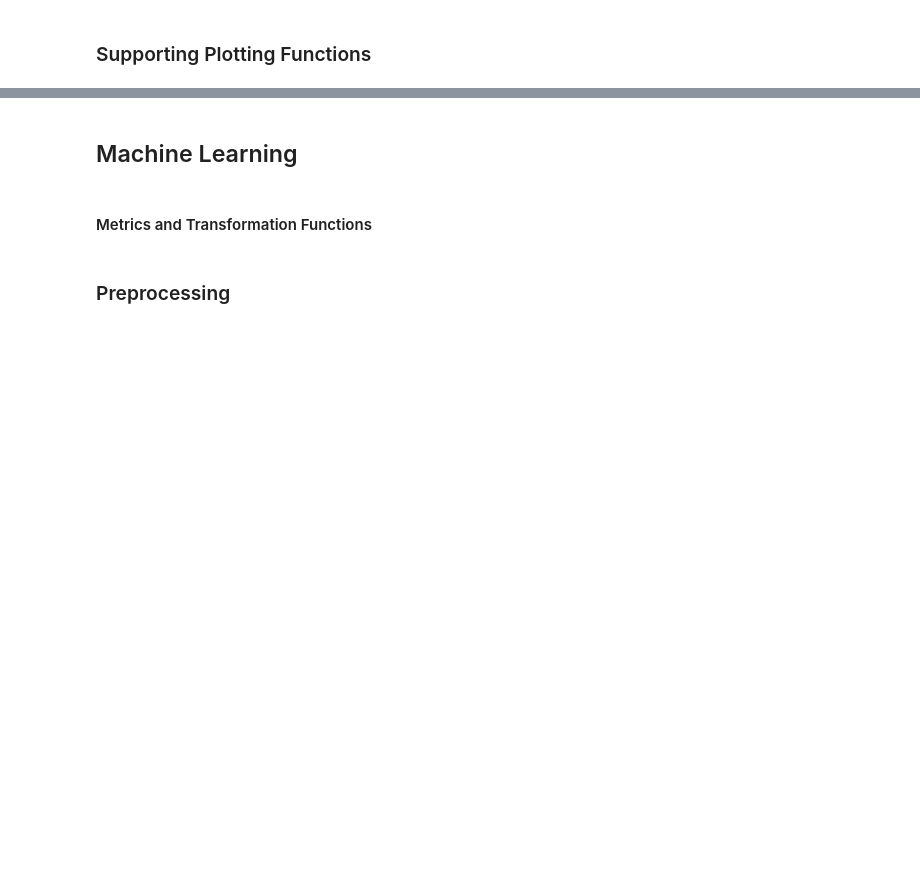
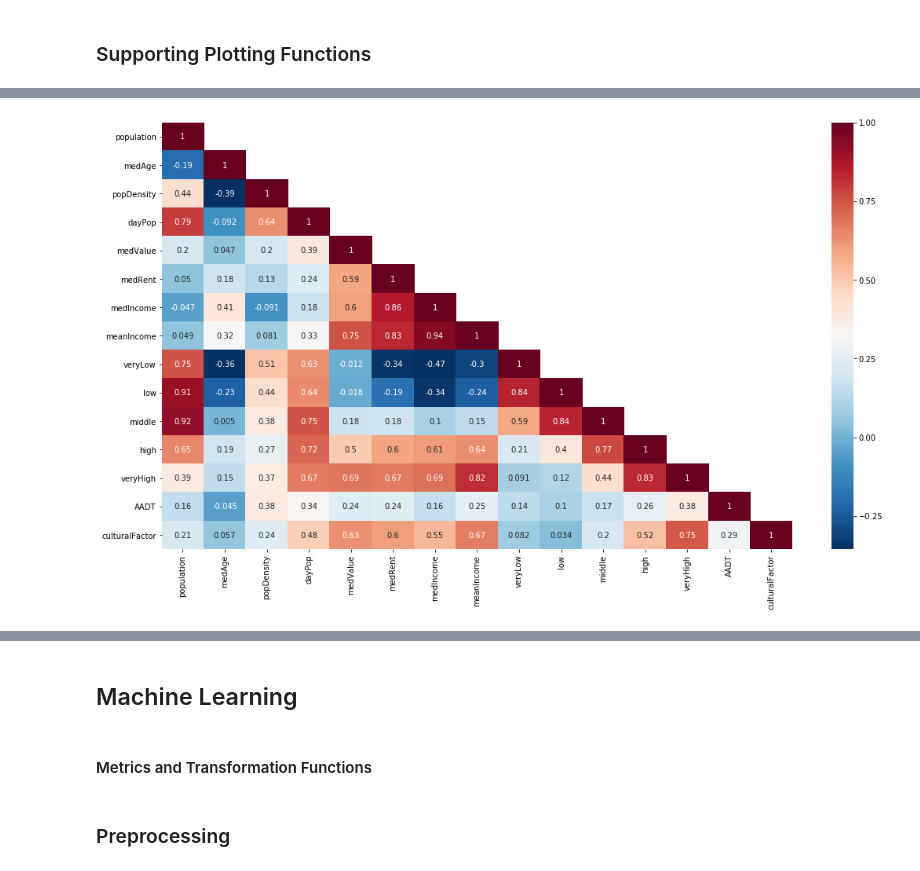
Before and after one commit to gokulmuthiah/Coursera_Capstone, a Jupyter notebook: 4.Capstone-Data-Analysis.ipynb, the cells around one changed output, grey strips where cells are left out. Drawn from its saved outputs; the diff is of its cells as text; code cells hidden in the pictures; blank space fills up the shorter version.

```diff
--- a/4.Capstone-Data-Analysis.ipynb
+++ b/4.Capstone-Data-Analysis.ipynb
@@ -314,0 +237,5 @@ best
+# %%
+# heatMap(co,'Correlation of Features with Each Other',(18,12))
+corr(features)
+# %% [output]
+[figure, added]
```
Also changed, not shown: parts of 91 cells of this notebook, 7 other files.
